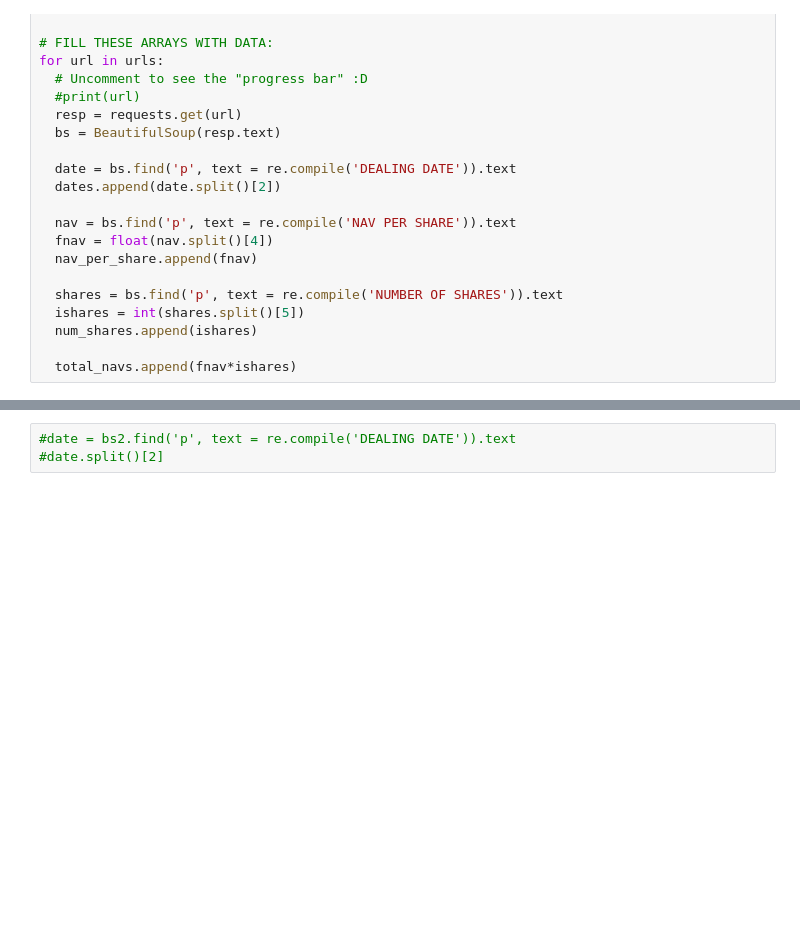
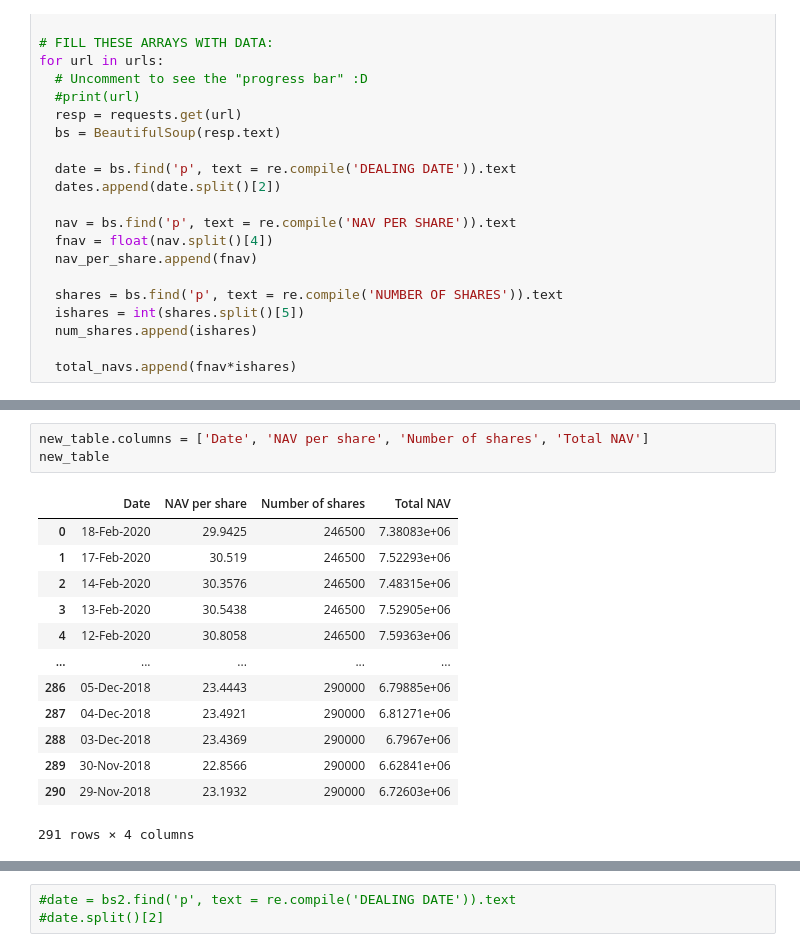
Before and after one commit to Illumaria/iti-funds-nav-parser, a Jupyter notebook: iti_ruse.ipynb, the cells around one changed output, grey strips where cells are left out. Drawn from its saved outputs; the diff is of its cells as text; blank space fills up the shorter version.

```diff
--- a/iti_ruse.ipynb
+++ b/iti_ruse.ipynb
@@ -109,0 +131,17 @@ for date in dates:
+# %%
+new_table.columns = ['Date', 'NAV per share', 'Number of shares', 'Total NAV']
+new_table
+# %% [output]
+|  | Date | NAV per share | Number of shares | Total NAV |
+| 0 | 18-Feb-2020 | 29.9425 | 246500 | 7.38083e+06 |
+| 1 | 17-Feb-2020 | 30.519 | 246500 | 7.52293e+06 |
+| 2 | 14-Feb-2020 | 30.3576 | 246500 | 7.48315e+06 |
+| 3 | 13-Feb-2020 | 30.5438 | 246500 | 7.52905e+06 |
+| 4 | 12-Feb-2020 | 30.8058 | 246500 | 7.59363e+06 |
+| ... | ... | ... | ... | ... |
+| 286 | 05-Dec-2018 | 23.4443 | 290000 | 6.79885e+06 |
+| 287 | 04-Dec-2018 | 23.4921 | 290000 | 6.81271e+06 |
+| 288 | 03-Dec-2018 | 23.4369 | 290000 | 6.7967e+06 |
+| 289 | 30-Nov-2018 | 22.8566 | 290000 | 6.62841e+06 |
+| 290 | 29-Nov-2018 | 23.1932 | 290000 | 6.72603e+06 |
+291 rows × 4 columns
```
Also changed, not shown: parts of 5 cells of this notebook.
